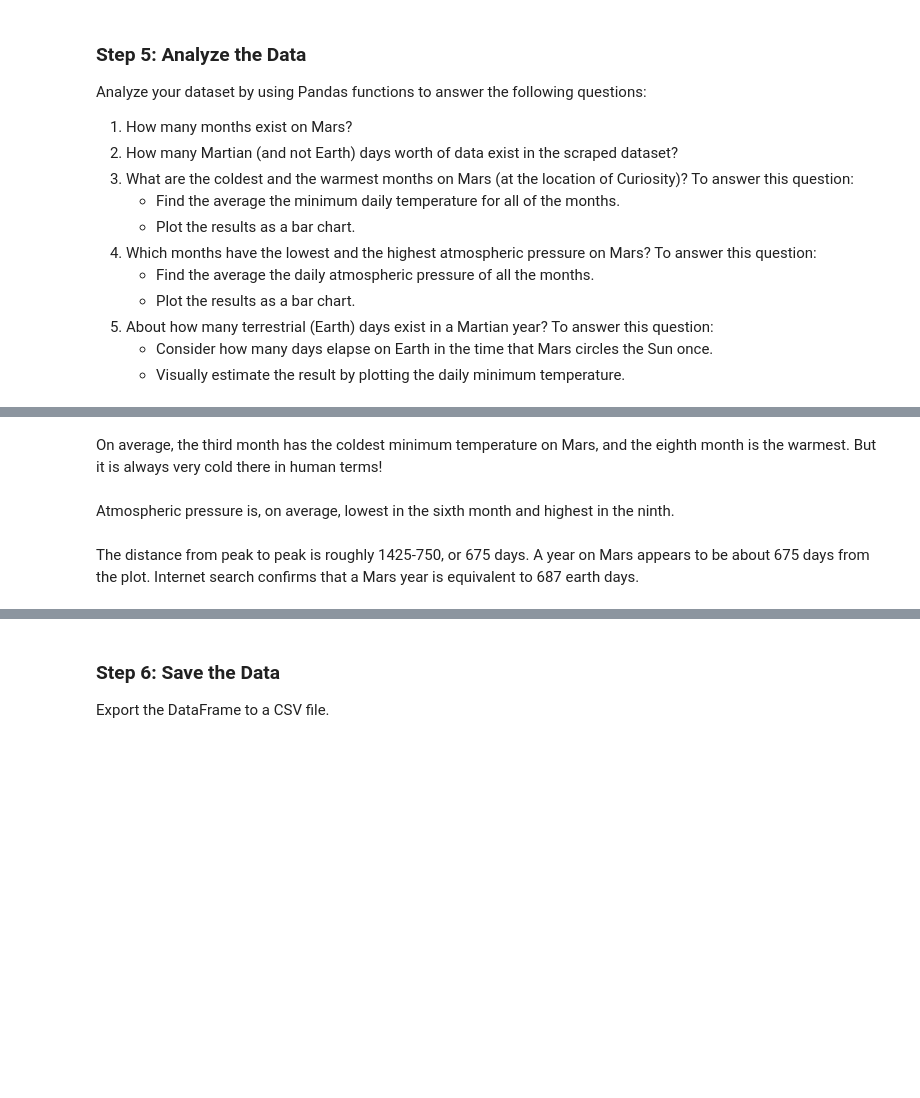
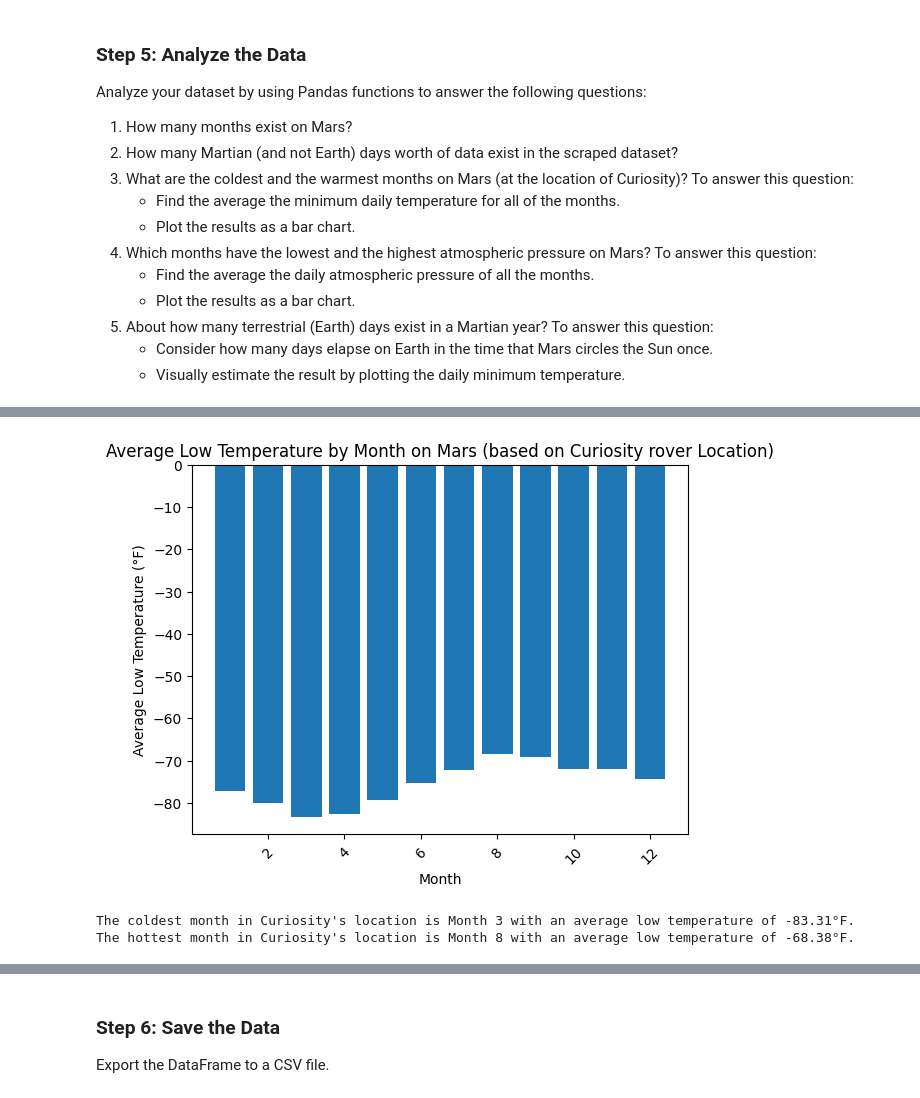
Before and after one commit to drainlm/Mars-News-Scraper, a Jupyter notebook: part_2_mars_weather.ipynb, the cells around one changed output, grey strips where cells are left out. Saved outputs shown, nothing was run; the diff lists cells and outputs as text; code cells hidden in the pictures; blank space fills up the shorter version.

```diff
--- a/part_2_mars_weather.ipynb
+++ b/part_2_mars_weather.ipynb
@@ -88,2 +101,11 @@ Examine the data types that are currently associated with each column. If necess
+# %%
+# Change data types for data analysis
+mars_weather_df['id'] = mars_weather_df['id'].astype(int)
+mars_weather_df['terrestrial_date'] = pd.to_datetime(mars_weather_df['terrestrial_date'])
+mars_weather_df['sol'] = mars_weather_df['sol'].astype(int)
+mars_weather_df['ls'] = mars_weather_df['ls'].astype(float)
+mars_weather_df['month'] = mars_weather_df['month'].astype(int)
+mars_weather_df['min_temp'] = mars_weather_df['min_temp'].astype(float)
+mars_weather_df['pressure'] = mars_weather_df['pressure'].astype(float)
 # %%
 # Confirm type changes were successful by examining data types again
@@ -117,0 +150,7 @@ print(f"There are {num_of_sols} Martian days worth of data in the scraped datase
+# %%
+# 3. What is the average low temperature by month?
+min_temp_by_month = mars_weather_df.groupby('month')['min_temp'].mean()
+
+# Print the average low temperature by month
+for month, temp in min_temp_by_month.items():
+    print(f"Month {month}'s average low temperature is {temp:.2f}°F.")
@@ -118,7 +170,20 @@ print(f"There are {num_of_sols} Martian days worth of data in the scraped datase
+# %%
+# Plot the average *low* temperature by month
+plt.bar(min_temp_by_month.index, min_temp_by_month.values)
+plt.xticks(rotation=45)
+plt.ylabel('Average Low Temperature (°F)')
+plt.xlabel('Month')
+plt.title('Average Low Temperature by Month on Mars (based on Curiosity rover Location)')
+plt.show()
+# %% [output]
+[figure, added]
 # %%
 # Identify the coldest and hottest months in Curiosity's location
-min_temp_by_month = df.groupby('month')['min_temp'].mean().sort_values()
-coldest_month = min_temp_by_month.index[0]
-warmest_month = min_temp_by_month.index[-1]
-print(f"The coldest month on Mars is {coldest_month} with an average minimum daily temperature of {min_temp_by_month[coldest_month]:.2f}°C.")
-print(f"The hottest month on Mars is {warmest_month} with an average minimum daily temperature of {min_temp_by_month[warmest_month]:.2f}°C.")
+coldest_month = min_temp_by_month.idxmin()
+hottest_month = min_temp_by_month.idxmax()
+
+print(f"The coldest month in Curiosity's location is Month {coldest_month} with an average low temperature of {min_temp_by_month[coldest_month]:.2f}°F.")
+print(f"The hottest month in Curiosity's location is Month {hottest_month} with an average low temperature of {min_temp_by_month[hottest_month]:.2f}°F.")
+# %% [output]
+The coldest month in Curiosity's location is Month 3 with an average low temperature of -83.31°F.
+The hottest month in Curiosity's location is Month 8 with an average low temperature of -68.38°F.
@@ -131,6 +189,0 @@ print(f"The hottest month on Mars is {warmest_month} with an average minimum dai
-# %% [markdown]
-On average, the third month has the coldest minimum temperature on Mars, and the eighth month is the warmest. But it is always very cold there in human terms!
-# %% [markdown]
-Atmospheric pressure is, on average, lowest in the sixth month and highest in the ninth.
-# %% [markdown]
-The distance from peak to peak is roughly 1425-750, or 675 days. A year on Mars appears to be about 675 days from the plot. Internet search confirms that a Mars year is equivalent to 687 earth days.
```
Also changed, not shown: parts of 32 cells of this notebook, 14 other files.
